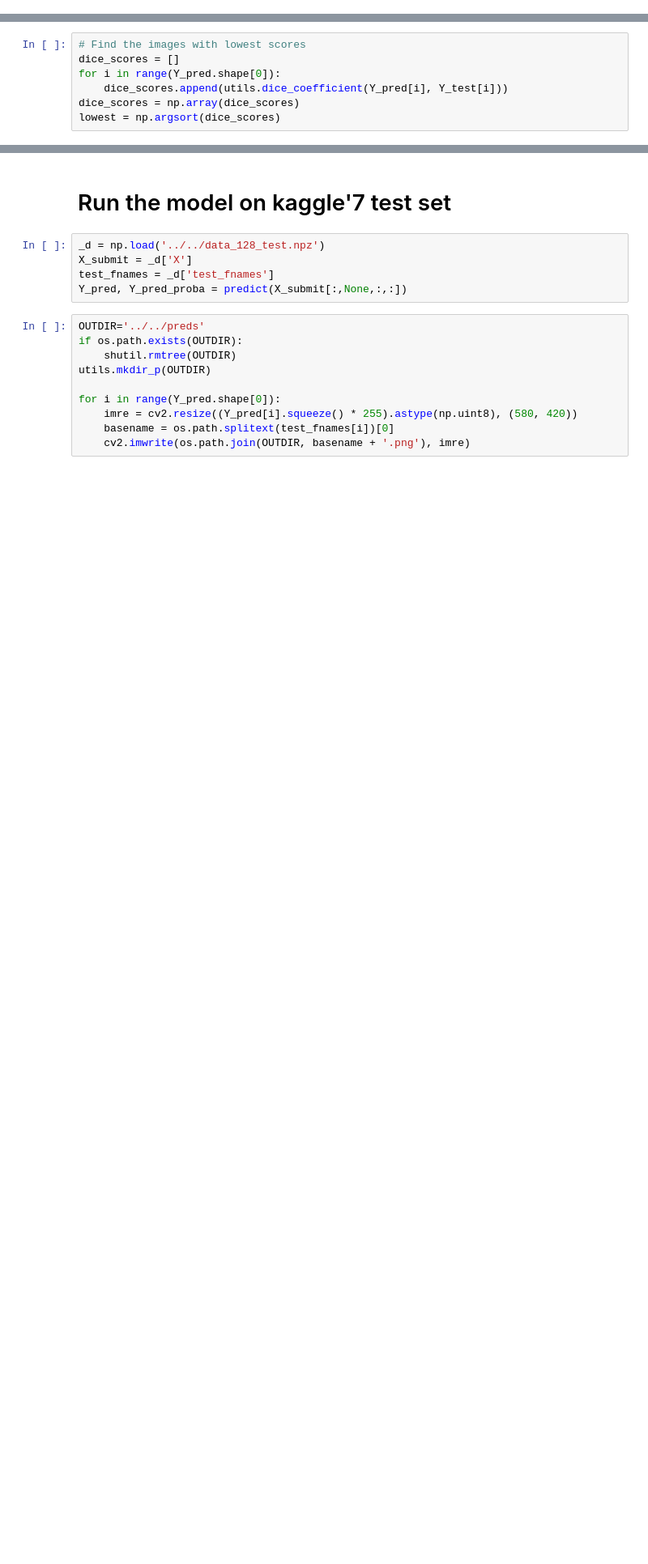
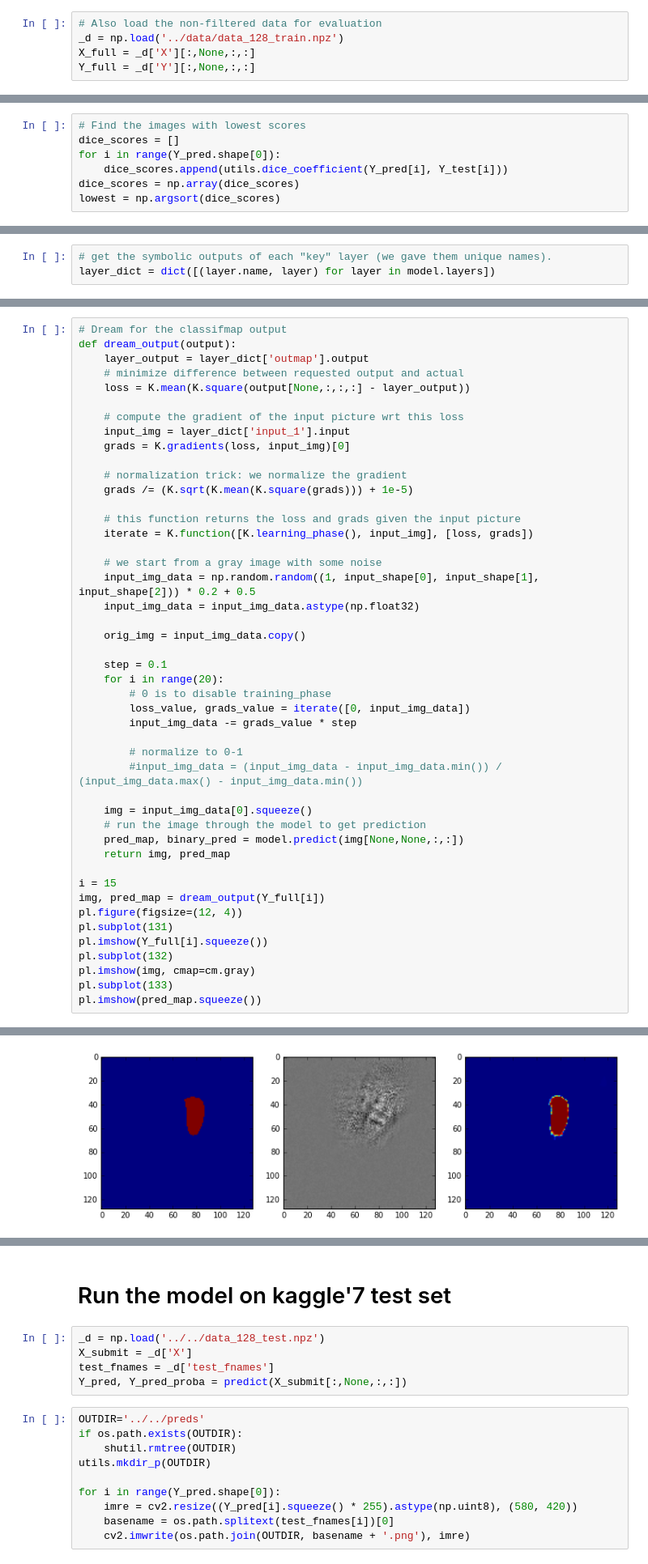
Before and after one commit to julienr/kaggle_uns, a Jupyter notebook: 14_fcn_128_multiout_clean.sub6/train_fcnn_multiout.ipynb, the cells around one changed output, grey strips where cells are left out. Shown: that part at 81% size. Cells and saved outputs as stored; diff of their text form; blank space fills up the shorter version.

```diff
--- a/14_fcn_128_multiout_clean.sub6/train_fcnn_multiout.ipynb
+++ b/14_fcn_128_multiout_clean.sub6/train_fcnn_multiout.ipynb
@@ -26,6 +26,11 @@ Y = _d['Y']
 # Turn labels into boolean present/missing
 Y_binary = np.sum(np.sum(Y, axis=2), axis=1) > 0
 Y_binary = Y_binary.astype(np.float32)
+# %%
+# Also load the non-filtered data for evaluation
+_d = np.load('../data/data_128_train.npz')
+X_full = _d['X'][:,None,:,:]
+Y_full = _d['Y'][:,None,:,:]
 # %%
 print X.shape
 print Y.shape
@@ -301,0 +312,3 @@ for i in lowest[:5]:
+# %%
+# get the symbolic outputs of each "key" layer (we gave them unique names).
+layer_dict = dict([(layer.name, layer) for layer in model.layers])
@@ -301,0 +334,47 @@ for i in lowest[:5]:
+# %%
+# Dream for the classifmap output
+def dream_output(output):
+    layer_output = layer_dict['outmap'].output
+    # minimize difference between requested output and actual
+    loss = K.mean(K.square(output[None,:,:,:] - layer_output))
+
+    # compute the gradient of the input picture wrt this loss
+    input_img = layer_dict['input_1'].input
+    grads = K.gradients(loss, input_img)[0]
+
+    # normalization trick: we normalize the gradient
+    grads /= (K.sqrt(K.mean(K.square(grads))) + 1e-5)
+
+    # this function returns the loss and grads given the input picture
+    iterate = K.function([K.learning_phase(), input_img], [loss, grads])
+
+    # we start from a gray image with some noise
+    input_img_data = np.random.random((1, input_shape[0], input_shape[1], input_shape[2])) * 0.2 + 0.5
+    input_img_data = input_img_data.astype(np.float32)
+
+    orig_img = input_img_data.copy()
+
+    step = 0.1
+    for i in range(20):
+        # 0 is to disable training_phase
+        loss_value, grads_value = iterate([0, input_img_data])
+        input_img_data -= grads_value * step
+
+        # normalize to 0-1
+        #input_img_data = (input_img_data - input_img_data.min()) / (input_img_data.max() - input_img_data.min())
+
+    img = input_img_data[0].squeeze()
+    # run the image through the model to get prediction
+    pred_map, binary_pred = model.predict(img[None,None,:,:])
+    return img, pred_map
+
+i = 15
+img, pred_map = dream_output(Y_full[i])
+pl.figure(figsize=(12, 4))
+pl.subplot(131)
+pl.imshow(Y_full[i].squeeze())
+pl.subplot(132)
+pl.imshow(img, cmap=cm.gray)
+pl.subplot(133)
+pl.imshow(pred_map.squeeze())
+# %% [output]
@@ -301,0 +382 @@ for i in lowest[:5]:
+[figure, added]
```
Also changed, not shown: parts of 16 cells of this notebook.
